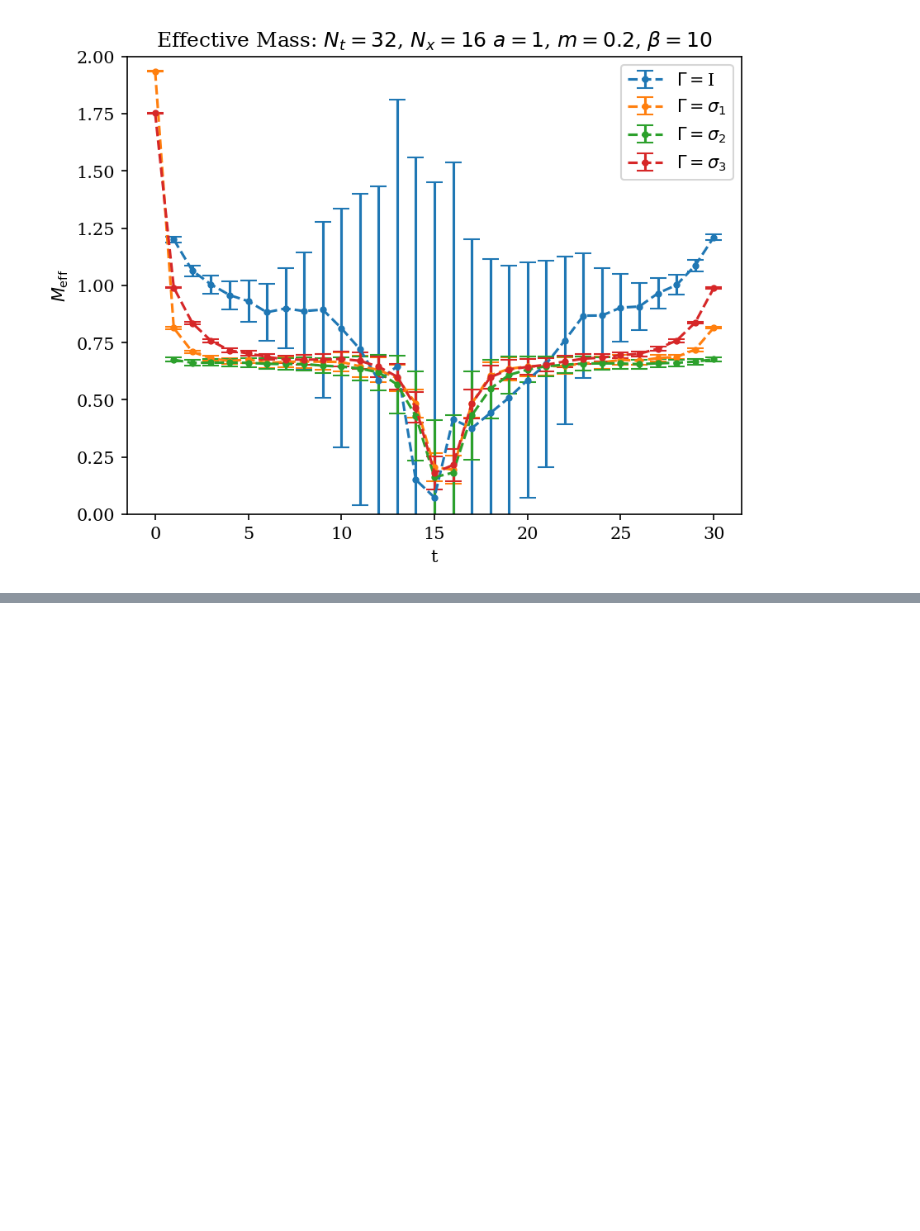
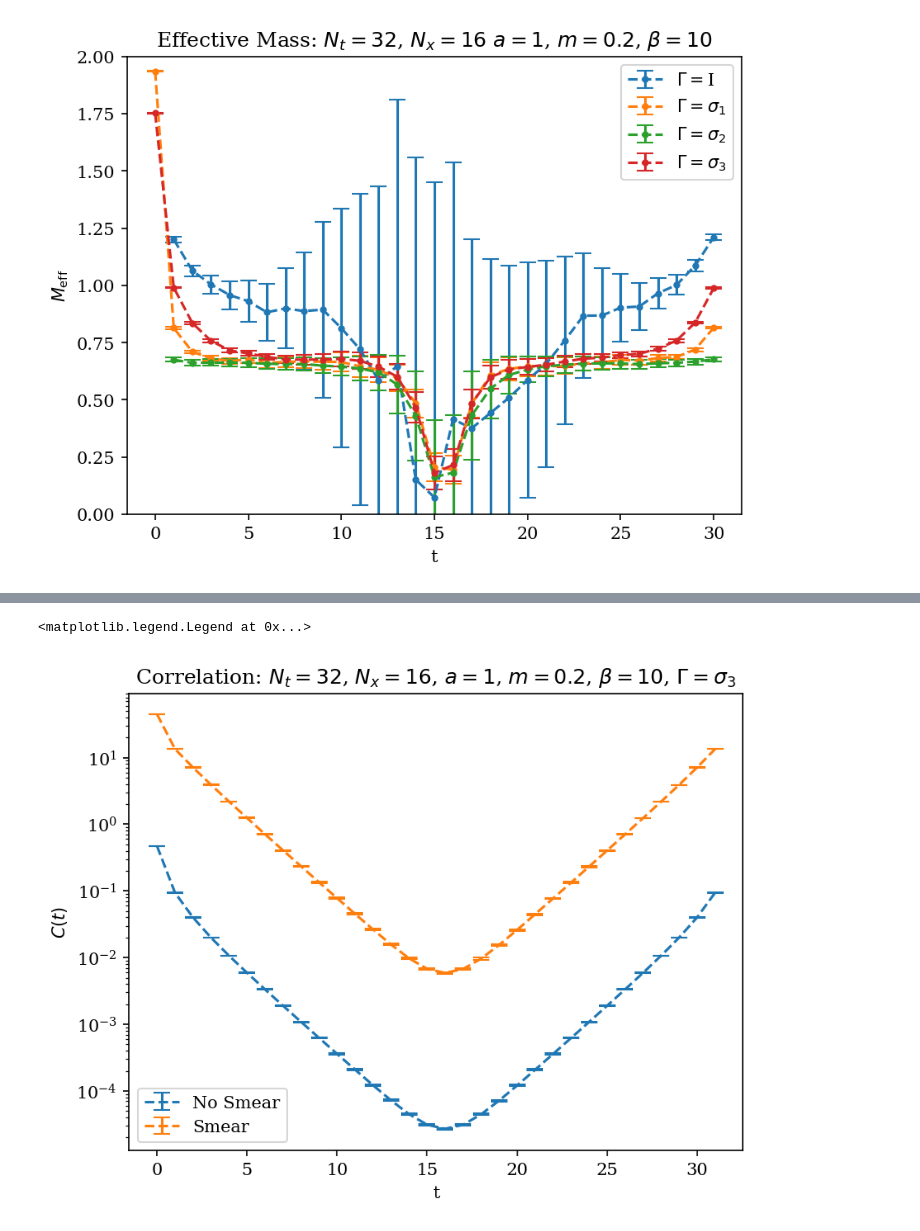
Before and after one commit to wurdahl/schwingerModel, a Jupyter notebook: schwingerModelHMC.ipynb, the cells around one changed output, grey strips where cells are left out. Saved outputs shown, nothing was run; the diff lists cells and outputs as text; code cells hidden in the pictures; blank space fills up the shorter version.

```diff
--- a/schwingerModelHMC.ipynb
+++ b/schwingerModelHMC.ipynb
@@ -183,0 +193,26 @@ Text(0.5, 1.0, 'Dispersion Relation: $N_t = 32$, $N_x=16$, $a=1$, $m=0.2$, $\\be
+# %%
+bIn = 500
+skp = 50
+
+gamma = np.array([[1j,0],[0,-1j]])
+correlNoSmear = sim.analysis.correlStats(temp, burnIn=bIn,autocorrSkip=skp,Gamma=gamma,includeDisc=False,
+                                        smearing=False,kappa=.2,smearingSteps=3)
+effectiveMassNoSmear = sim.analysis.effectiveMassProp(correlNoSmear)
+
+correlSmear = sim.analysis.correlStats(temp, burnIn=bIn,autocorrSkip=skp,Gamma=gamma,includeDisc=False,
+                                        smearing=True,kappa=.5,smearingSteps=4)
+effectiveMassSmear = sim.analysis.effectiveMassProp(correlSmear)
+# %%
+plt.figure(dpi=150)
+
+plt.errorbar(x=np.arange(len(correlNoSmear[0])),y=correlNoSmear[0],yerr=correlNoSmear[1],ls="--",capsize=5,label=r"No Smear")
+plt.errorbar(x=np.arange(len(correlSmear[0])),y=correlSmear[0],yerr=correlSmear[1],ls="--",capsize=5,label=r"Smear")
+
+plt.semilogy()
+plt.xlabel("t")
+plt.ylabel(r"$C(t)$")
+plt.title(rf"Correlation: $N_t = {dimt}$, $N_x={dimx}$, $a={a}$, $m={m}$, $\beta={beta}$, $\Gamma=\sigma_3$")
+plt.legend()
+# %% [output]
+<matplotlib.legend.Legend at 0x...>
+[figure, added]
```
Also changed, not shown: parts of 7 cells of this notebook, 1 other file.
